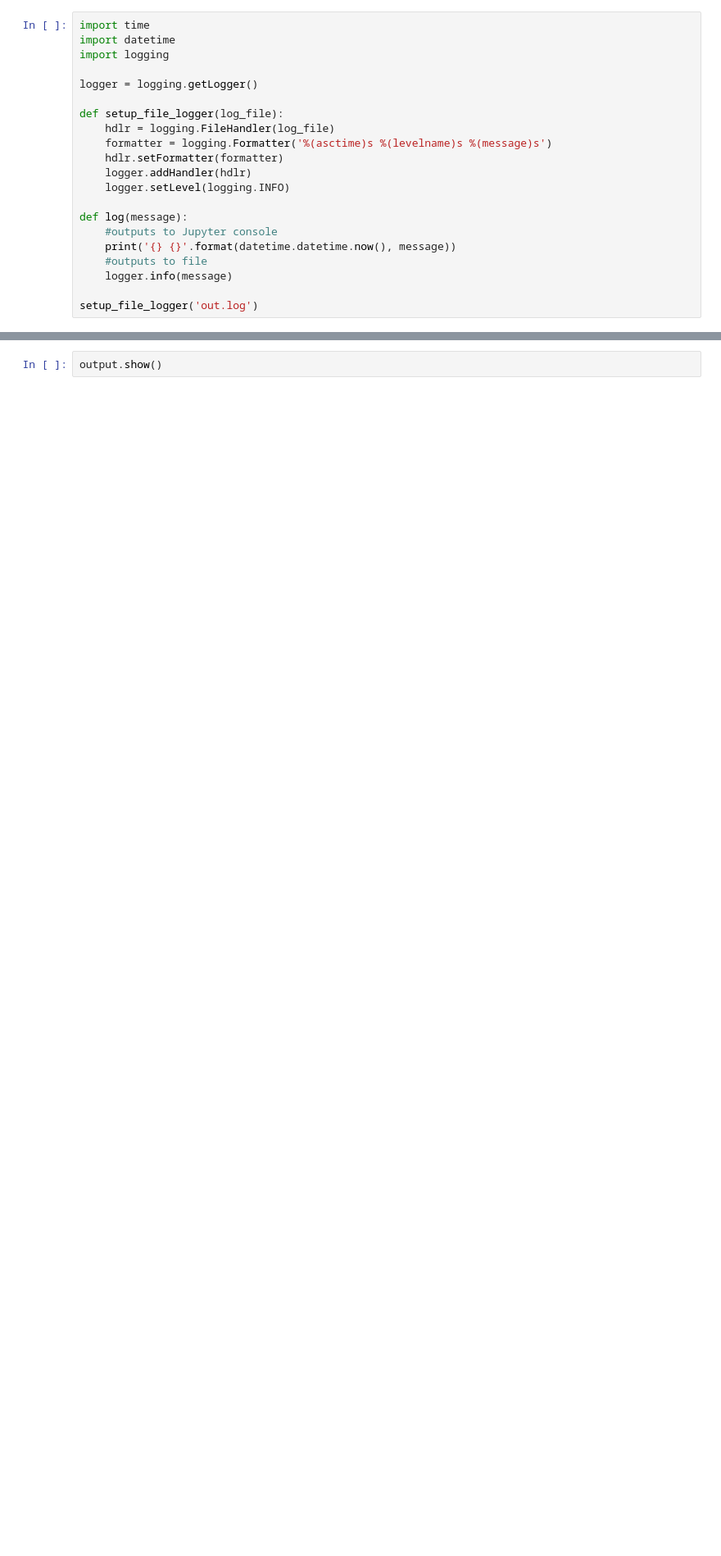
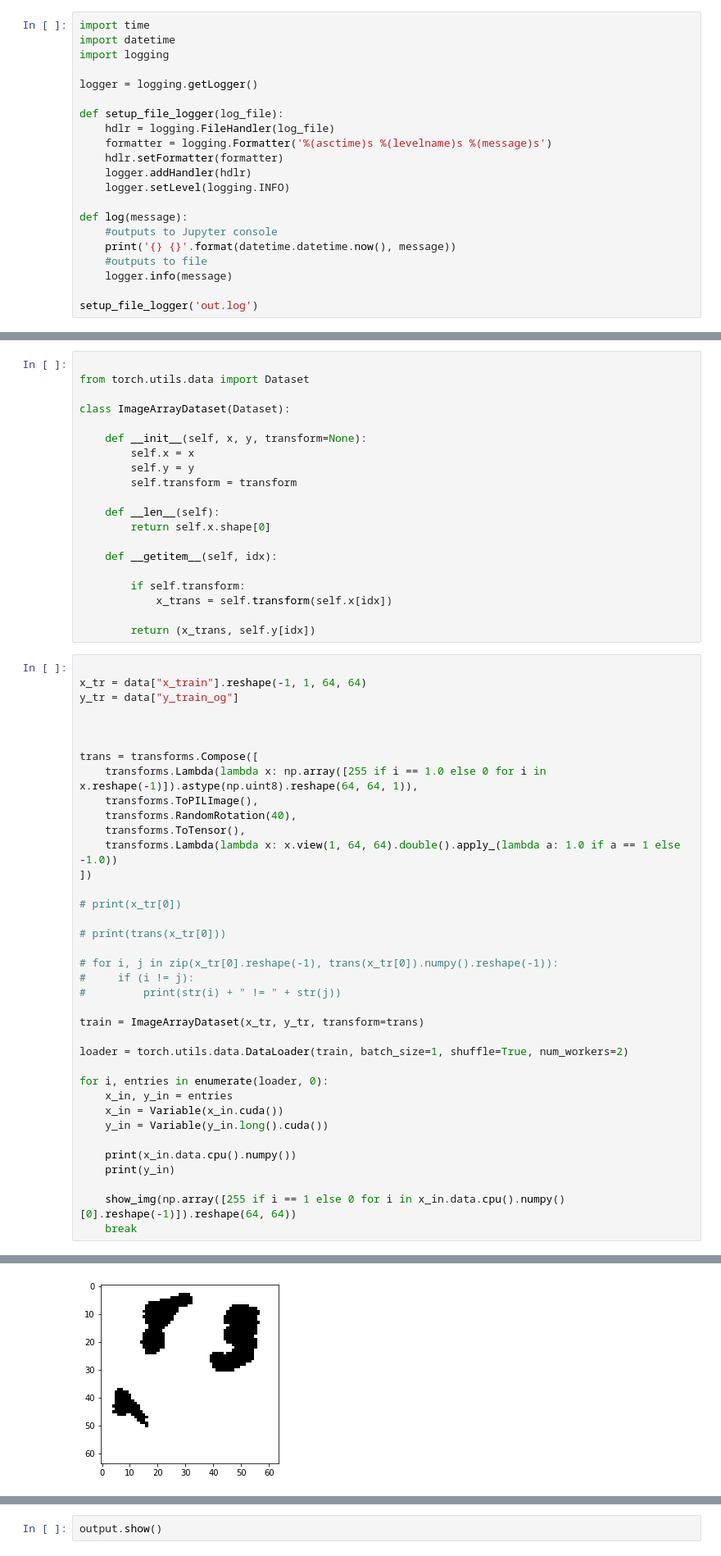
Before and after one commit to cherylyli/MLKaggleComp, a Jupyter notebook: KaggleComp.ipynb, the cells around one changed output, grey strips where cells are left out. Shown: that part at 82% size. Saved outputs shown, nothing was run; the diff lists cells and outputs as text; blank space fills up the shorter version.

```diff
--- a/KaggleComp.ipynb
+++ b/KaggleComp.ipynb
@@ -680,0 +710,58 @@ setup_file_logger('out.log')
+# %%
+
+from torch.utils.data import Dataset
+
+class ImageArrayDataset(Dataset):
+
+    def __init__(self, x, y, transform=None):
+        self.x = x
+        self.y = y
+        self.transform = transform
+
+    def __len__(self):
+        return self.x.shape[0]
+
+    def __getitem__(self, idx):
+
+        if self.transform:
+            x_trans = self.transform(self.x[idx])
+
+        return (x_trans, self.y[idx])
+# %%
+
+x_tr = data["x_train"].reshape(-1, 1, 64, 64)
+y_tr = data["y_train_og"]
+
+
+
+trans = transforms.Compose([
+    transforms.Lambda(lambda x: np.array([255 if i == 1.0 else 0 for i in x.reshape(-1)]).astype(np.uint8).reshape(64, 64, 1)),
+    transforms.ToPILImage(),
+    transforms.RandomRotation(40),
+    transforms.ToTensor(),
+    transforms.Lambda(lambda x: x.view(1, 64, 64).double().apply_(lambda a: 1.0 if a == 1 else -1.0))
+])
+
+# print(x_tr[0])
+
+# print(trans(x_tr[0]))
+
+# for i, j in zip(x_tr[0].reshape(-1), trans(x_tr[0]).numpy().reshape(-1)):
+#     if (i != j):
+#         print(str(i) + " != " + str(j))
+
+train = ImageArrayDataset(x_tr, y_tr, transform=trans)
+
+loader = torch.utils.data.DataLoader(train, batch_size=1, shuffle=True, num_workers=2)
+
+for i, entries in enumerate(loader, 0):
+    x_in, y_in = entries
+    x_in = Variable(x_in.cuda())
+    y_in = Variable(y_in.long().cuda())
+
+    print(x_in.data.cpu().numpy())
+    print(y_in)
+
+    show_img(np.array([255 if i == 1 else 0 for i in x_in.data.cpu().numpy()[0].reshape(-1)]).reshape(64, 64))
+    break
+# %% [output]
@@ -680,0 +778 @@ setup_file_logger('out.log')
+[figure, added]
```
Also changed, not shown: parts of 17 cells of this notebook.
